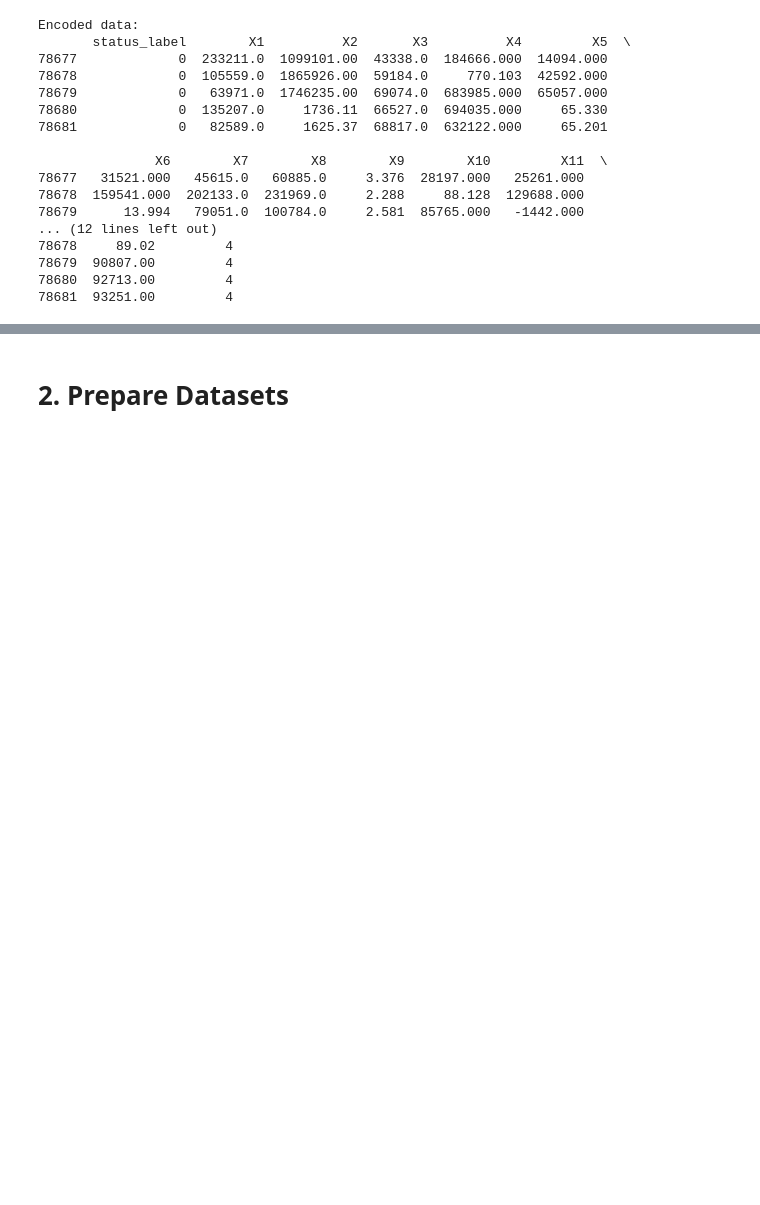
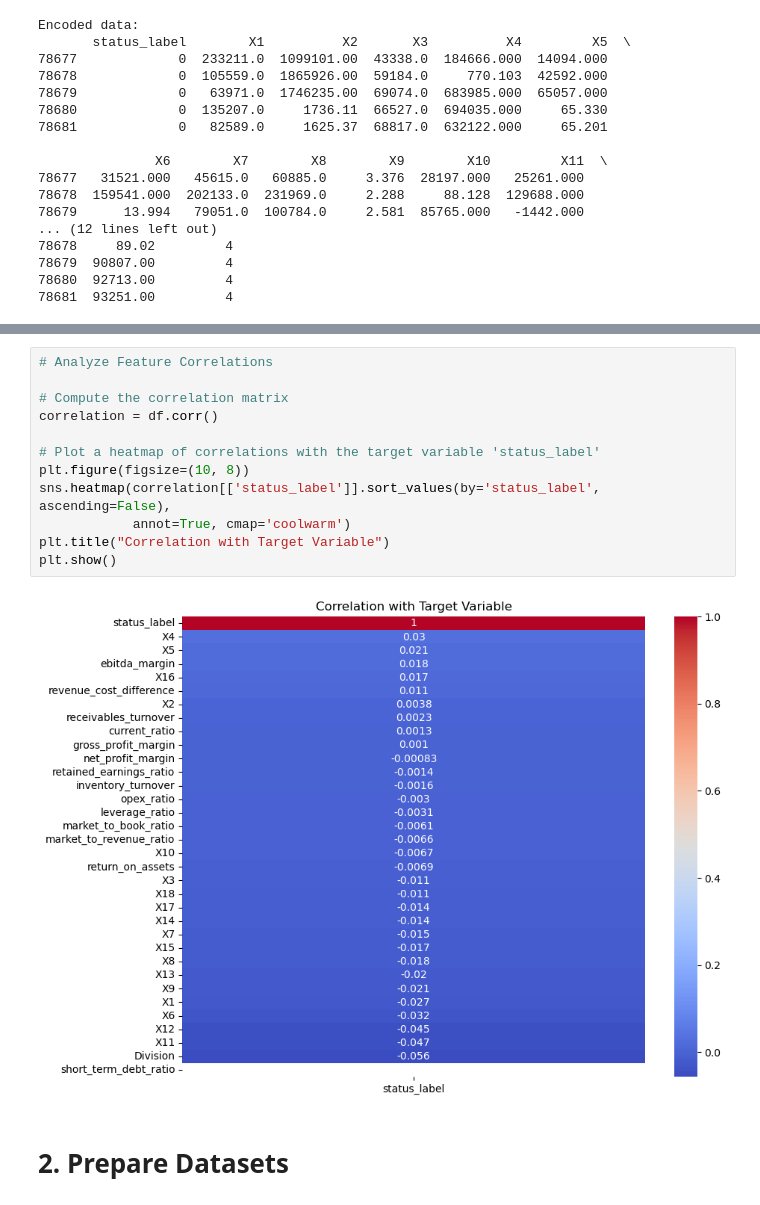
Before and after one commit to rain2bow/7103CProject, a Jupyter notebook: bankruptcy_forcast.ipynb, the cells around one changed output, grey strips where cells are left out. Cells and saved outputs as stored; diff of their text form; blank space fills up the shorter version.

```diff
--- a/bankruptcy_forcast.ipynb
+++ b/bankruptcy_forcast.ipynb
@@ -255,3 +367,17 @@ Encoded data:
+# %%
+# Analyze Feature Correlations
+
+# Compute the correlation matrix
+correlation = df.corr()
+
+# Plot a heatmap of correlations with the target variable 'status_label'
+plt.figure(figsize=(10, 8))
+sns.heatmap(correlation[['status_label']].sort_values(by='status_label', ascending=False),
+            annot=True, cmap='coolwarm')
+plt.title("Correlation with Target Variable")
+plt.show()
+# %% [output]
+[figure, added]
 # %% [markdown]
 # 2. Prepare Datasets
 # %% [markdown]
```
Also changed, not shown: parts of 9 cells of this notebook.
